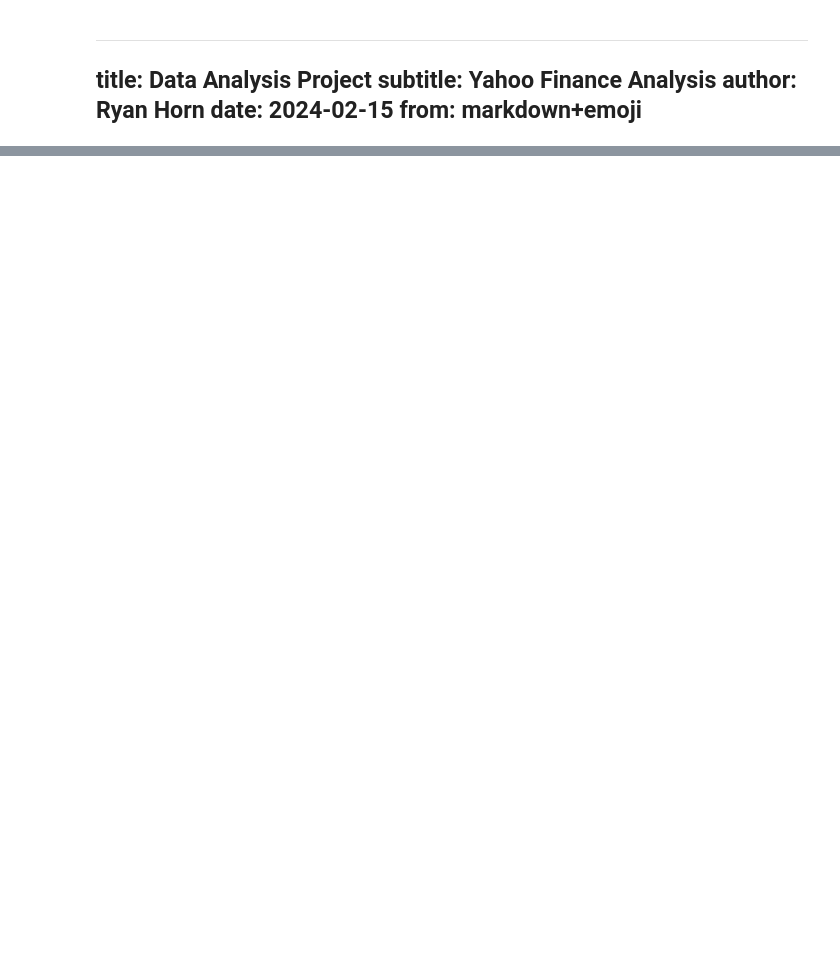
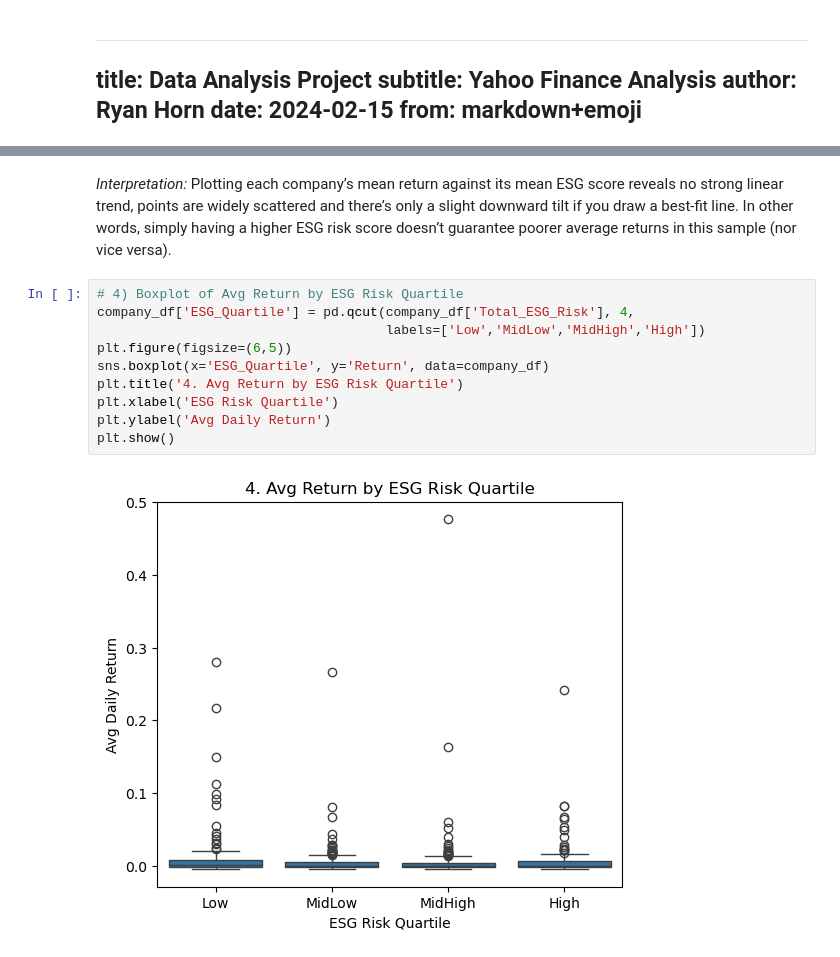
Before and after one commit to rhorn15/rhorn15.github.io, a Jupyter notebook: DANL210_proj.ipynb, the cells around one changed output, grey strips where cells are left out. Cells and saved outputs as stored; diff of their text form; blank space fills up the shorter version.

```diff
--- a/DANL210_proj.ipynb
+++ b/DANL210_proj.ipynb
@@ -249,0 +265,14 @@ plt.show()
+# %% [markdown]
+*Interpretation:*  Plotting each company’s mean return against its mean ESG score reveals no strong linear trend, points are widely scattered and there’s only a slight downward tilt if you draw a best-fit line. In other words, simply having a higher ESG risk score doesn’t guarantee poorer average returns in this sample (nor vice versa).
+# %%
+# 4) Boxplot of Avg Return by ESG Risk Quartile
+company_df['ESG_Quartile'] = pd.qcut(company_df['Total_ESG_Risk'], 4,
+                                     labels=['Low','MidLow','MidHigh','High'])
+plt.figure(figsize=(6,5))
+sns.boxplot(x='ESG_Quartile', y='Return', data=company_df)
+plt.title('4. Avg Return by ESG Risk Quartile')
+plt.xlabel('ESG Risk Quartile')
+plt.ylabel('Avg Daily Return')
+plt.show()
+# %% [output]
+[figure, added]
```
Also changed, not shown: parts of 22 cells of this notebook, 9 other files.
